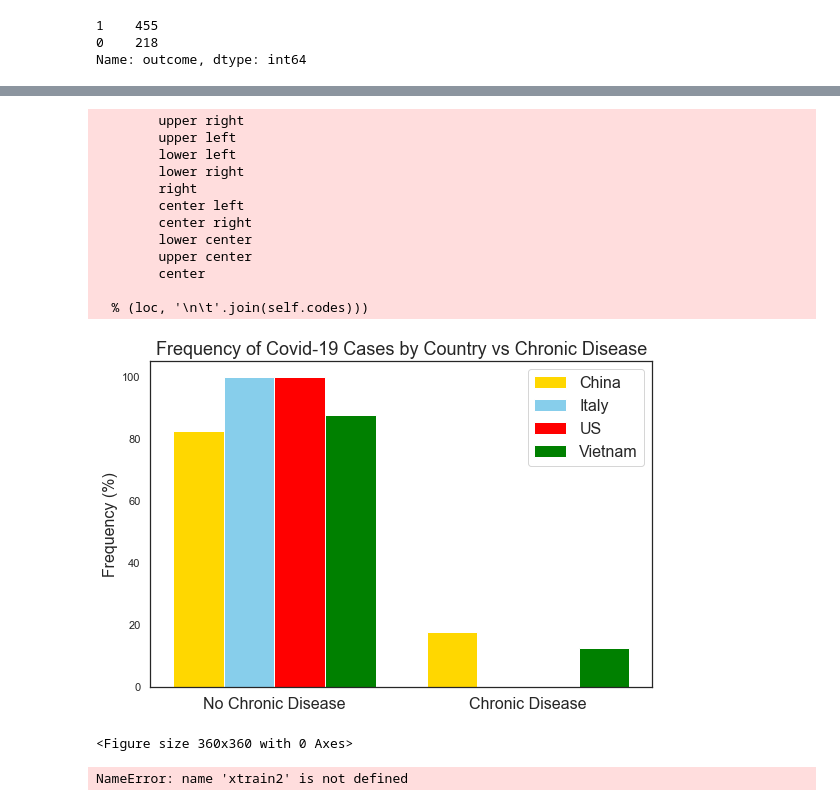
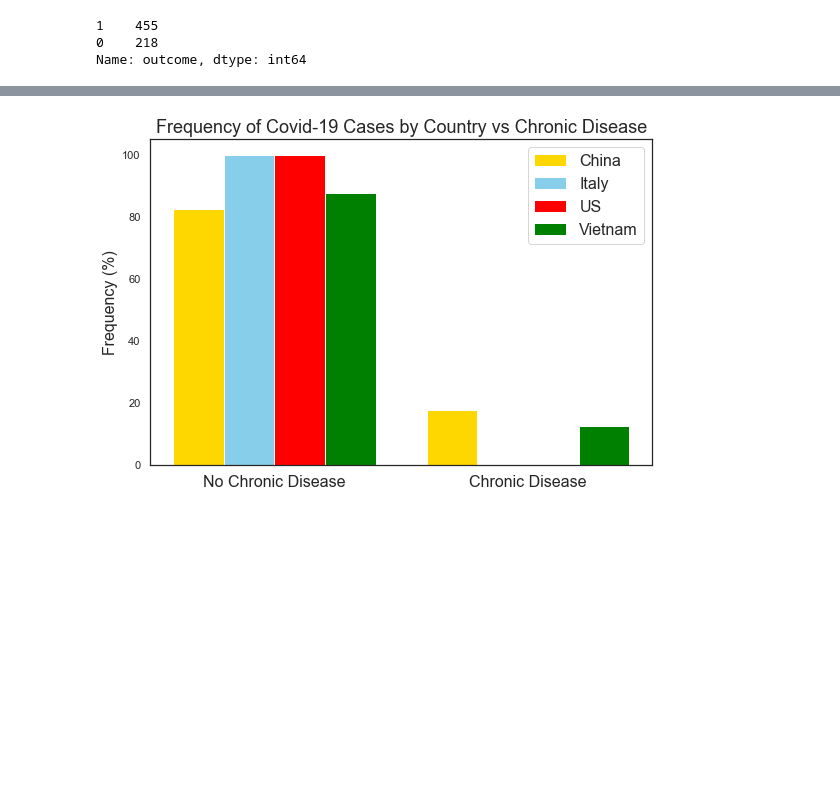
Before and after one commit to dukersss13/COVID-19-ML-Classification-Model, a Jupyter notebook: Complete_Notebook.ipynb, the cells around one changed output, grey strips where cells are left out. Saved outputs shown, nothing was run; the diff lists cells and outputs as text; code cells hidden in the pictures; blank space fills up the shorter version.

```diff
--- a/Complete_Notebook.ipynb
+++ b/Complete_Notebook.ipynb
@@ -1143,69 +1198,32 @@ Vietnam_n_ch = (len(all_ds[Vietnam & n_ch])/Vietnam_t)*100
 
 #chronic disease
 China_ch = (len(all_ds[China & ch])/China_t)*100
 Italy_ch = (len(all_ds[Italy & ch])/Italy_t)*100
 US_ch = (len(all_ds[US & ch])/US_t)*100
 Vietnam_ch = (len(all_ds[Vietnam & ch])/Vietnam_t)*100
 
 #Freq Sex vs Outcome Plot
 labels = ['No Chronic Disease', 'Chronic Disease']
 
 CH = [China_n_ch,China_ch]
 IT = [Italy_n_ch,Italy_ch]
 US = [US_n_ch,US_ch]
 VI = [Vietnam_n_ch,Vietnam_ch]
 
 x = np.arange(len(labels))
 width = 0.2
 
 fig, ax = plt.subplots(figsize = (9,6))
 rects1 = ax.bar(x - 1.5*width, CH, width, label='China', color = 'gold')
 rects2 = ax.bar(x - .5*width, IT, width, label='Italy', color = 'skyblue')
 rects2 = ax.bar(x + .5*width, US, width, label='US', color = 'red')
 rects1 = ax.bar(x + 1.5*width, VI, width, label='Vietnam', color = 'green')
 
 ax.set_ylabel('Frequency (%)', fontsize=16)
 ax.set_title('Frequency of Covid-19 Cases by Country vs Chronic Disease', fontsize=18)
 ax.set_xticks(x)
 ax.set_xticklabels(labels, fontsize=16)
-ax.legend(loc='middle', fontsize=16)
-
-#fig.tight_layout()
-fig = plt.figure(figsize = (5,5))
-
+ax.legend(loc= 'best', fontsize=16)
 plt.show()
 # %% [output]
-        upper right
-        upper left
-        lower left
-        lower right
-        right
-        center left
-        center right
-        lower center
-        upper center
-        center
-
-  % (loc, '\n\t'.join(self.codes)))
-[figure, old version]
+[figure, new version]
-<Figure size 360x360 with 0 Axes>
-# %%
-from sklearn.ensemble import RandomForestClassifier, AdaBoostClassifier
-from sklearn.naive_bayes import GaussianNB
-
-clfs = {"AdaBoost": AdaBoostClassifier(),
-    "Naive Bayes": GaussianNB(),
-    "Random Forest": RandomForestClassifier(n_estimators = 500,
-                           n_jobs = -1, min_samples_leaf = 2,
-                           bootstrap = True, random_state = 42),
-    "Logistic Regression": LogisticRegression(solver = 'saga',
-                                             random_state = 42)}
-ML = list(clfs.values())
-names = list(clfs.keys())
-
-clf = ML[0].fit(xtrain2, ytrain)
-
-var_imp = clf.feature_importances_
-var = ['Age', 'Sex','Country', 'Chronic Disease']
-# %% [output]
-NameError: name 'xtrain2' is not defined
```
Also changed, not shown: parts of 35 cells of this notebook.
